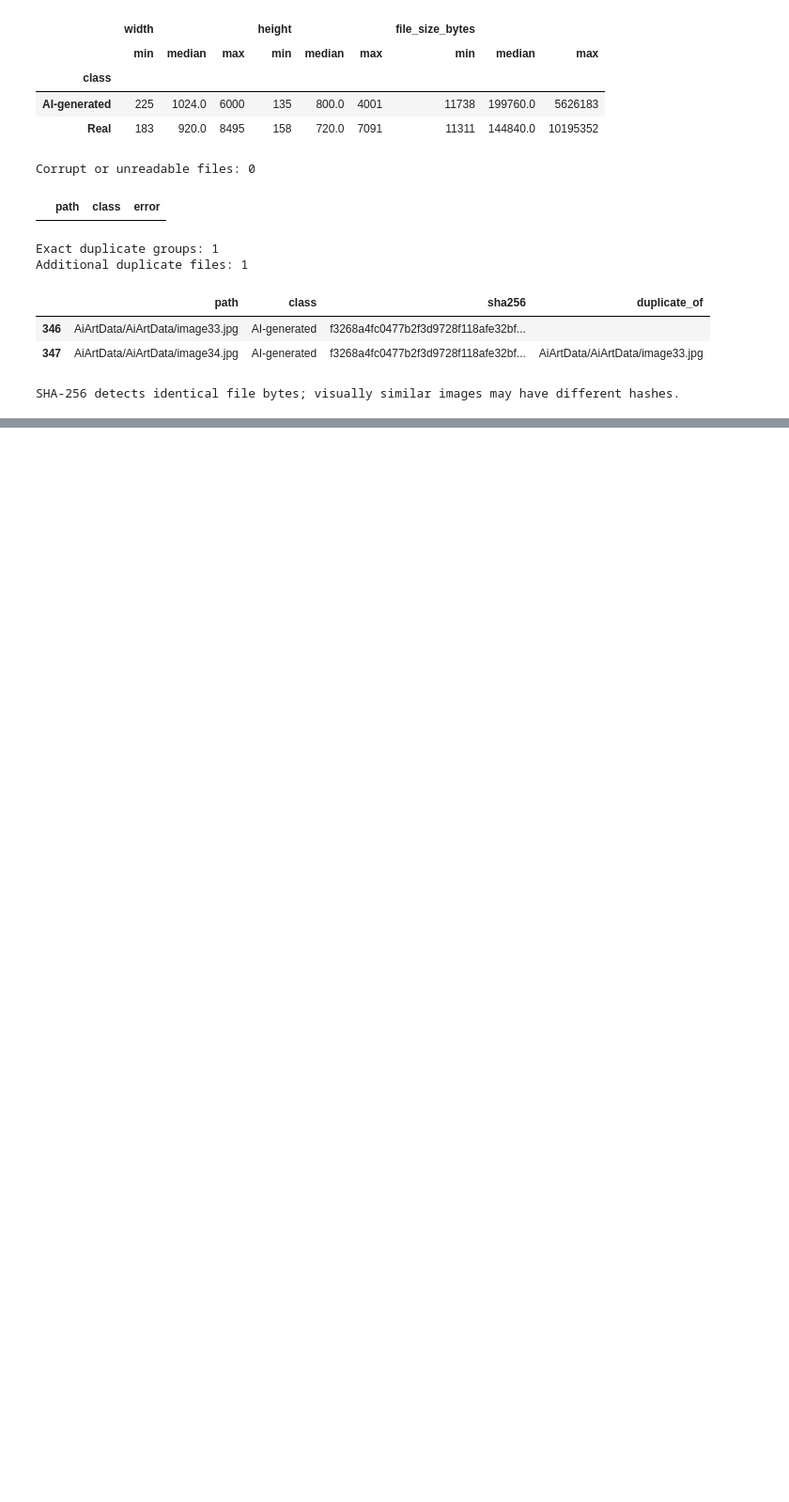
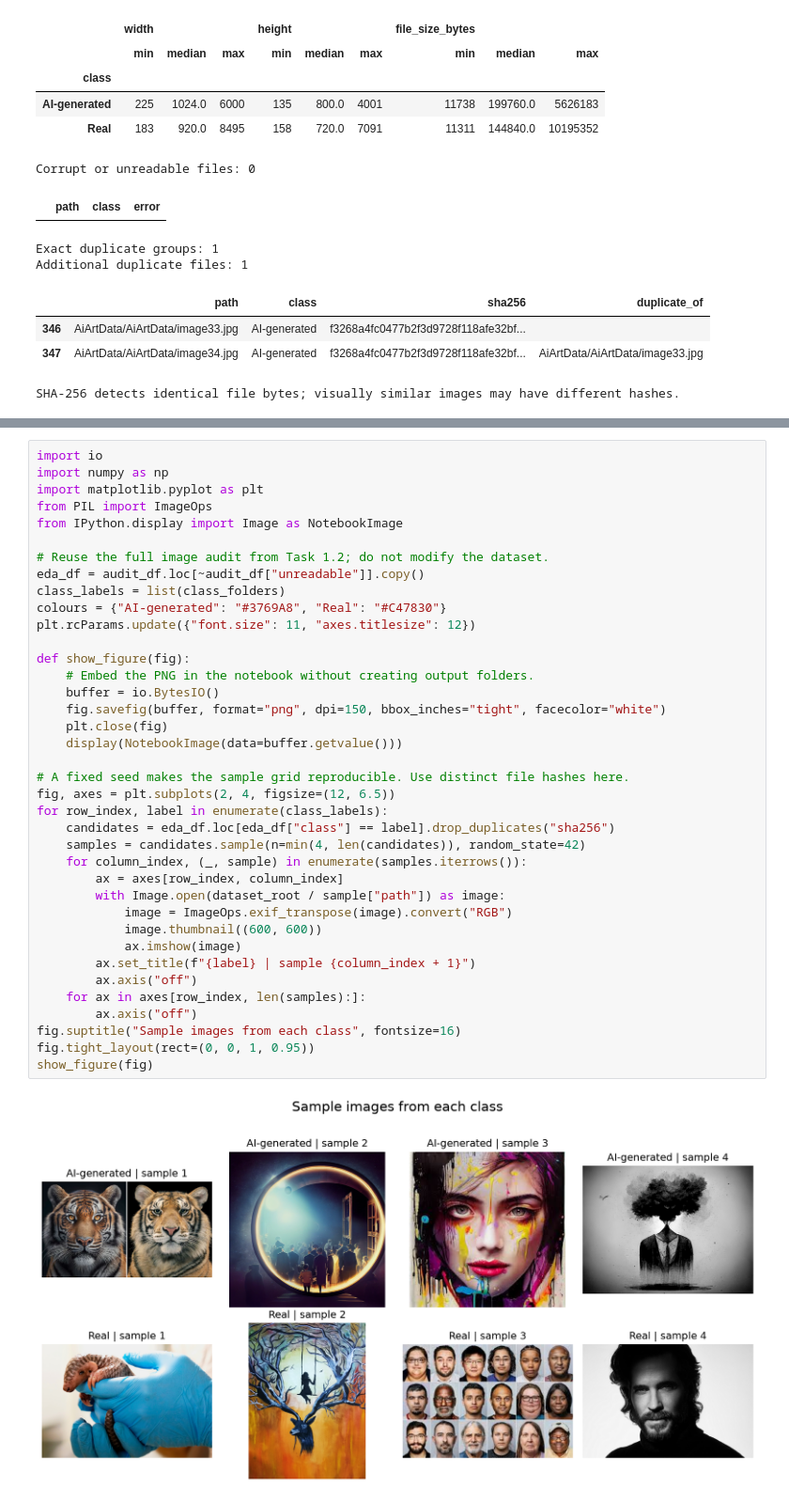
Before and after one commit to mamoon-17/VisionGuard-A2, a Jupyter notebook: l236050.ipynb, the cells around one changed output, grey strips where cells are left out. Shown at 94% size. Cells and saved outputs as stored; diff of their text form; blank space fills up the shorter version.

Commit message:
Complete visual EDA and retain local Git and DVC setup evidence

```diff
--- a/l236050.ipynb
+++ b/l236050.ipynb
@@ -157,0 +162,40 @@ SHA-256 detects identical file bytes; visually similar images may have different
+# %%
+import io
+import numpy as np
+import matplotlib.pyplot as plt
+from PIL import ImageOps
+from IPython.display import Image as NotebookImage
+
+# Reuse the full image audit from Task 1.2; do not modify the dataset.
+eda_df = audit_df.loc[~audit_df["unreadable"]].copy()
+class_labels = list(class_folders)
+colours = {"AI-generated": "#3769A8", "Real": "#C47830"}
+plt.rcParams.update({"font.size": 11, "axes.titlesize": 12})
+
+def show_figure(fig):
+    # Embed the PNG in the notebook without creating output folders.
+    buffer = io.BytesIO()
+    fig.savefig(buffer, format="png", dpi=150, bbox_inches="tight", facecolor="white")
+    plt.close(fig)
+    display(NotebookImage(data=buffer.getvalue()))
+
+# A fixed seed makes the sample grid reproducible. Use distinct file hashes here.
+fig, axes = plt.subplots(2, 4, figsize=(12, 6.5))
+for row_index, label in enumerate(class_labels):
+    candidates = eda_df.loc[eda_df["class"] == label].drop_duplicates("sha256")
+    samples = candidates.sample(n=min(4, len(candidates)), random_state=42)
+    for column_index, (_, sample) in enumerate(samples.iterrows()):
+        ax = axes[row_index, column_index]
+        with Image.open(dataset_root / sample["path"]) as image:
+            image = ImageOps.exif_transpose(image).convert("RGB")
+            image.thumbnail((600, 600))
+            ax.imshow(image)
+        ax.set_title(f"{label} | sample {column_index + 1}")
+        ax.axis("off")
+    for ax in axes[row_index, len(samples):]:
+        ax.axis("off")
+fig.suptitle("Sample images from each class", fontsize=16)
+fig.tight_layout(rect=(0, 0, 1, 0.95))
+show_figure(fig)
+# %% [output]
+[figure, added]
```
Also changed, not shown: parts of 8 cells of this notebook, 4 other files.
